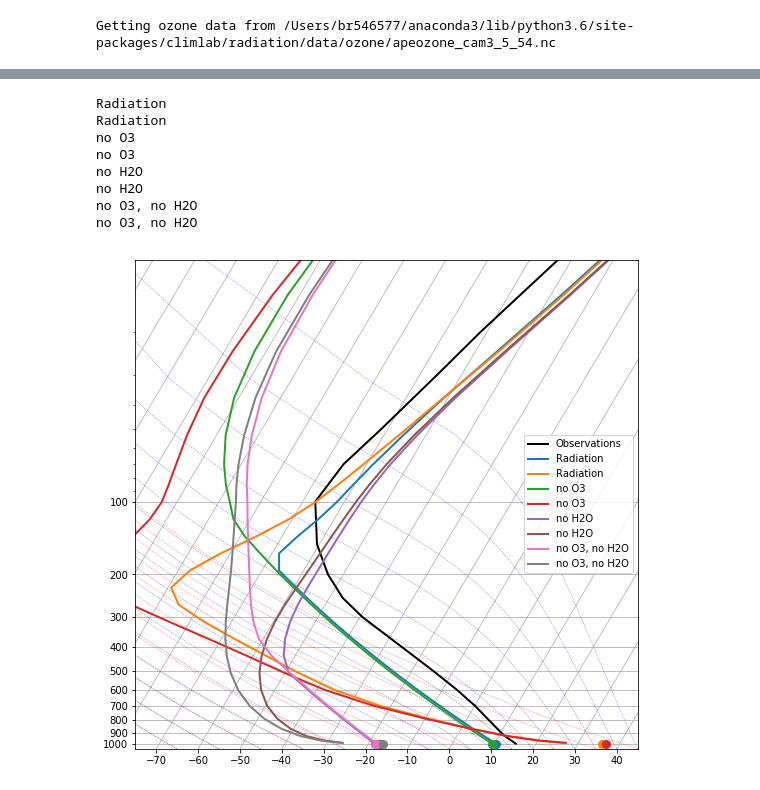
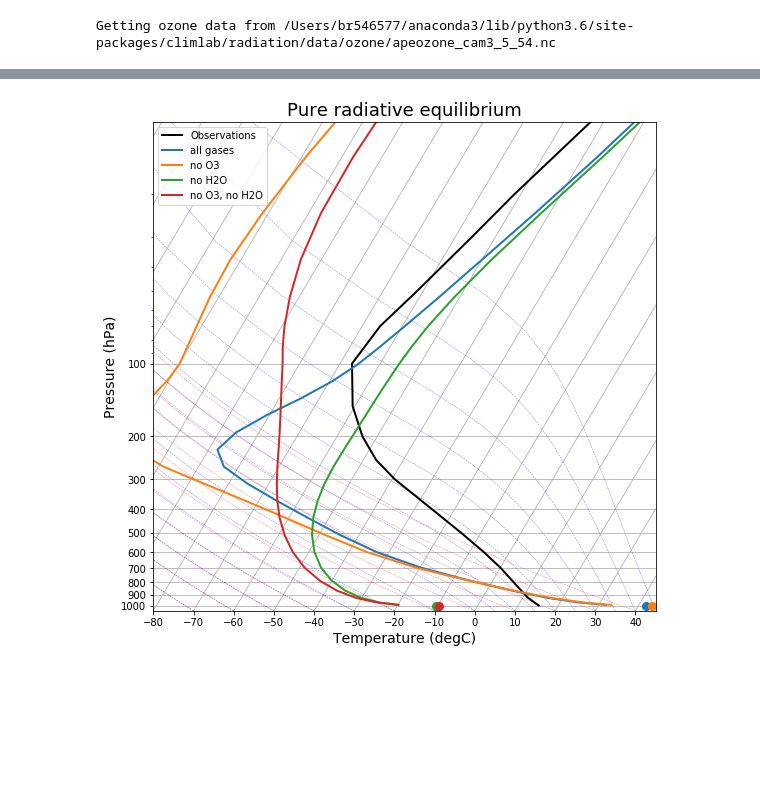
Before and after one commit to brian-rose/env-415, a Jupyter notebook: notes/VerticalProfiles.ipynb, the cells around one changed output, grey strips where cells are left out. Saved outputs shown, nothing was run; the diff lists cells and outputs as text; code cells hidden in the pictures; blank space fills up the shorter version.

Commit message:
Progress on the vertical profile notes

```diff
--- a/notes/VerticalProfiles.ipynb
+++ b/notes/VerticalProfiles.ipynb
@@ -67,3 +82,35 @@ rc_models = [rc, rc_noO3, rc_noH2O, rc_noO3_noH2O]
+# %%
+rc_models = []
+for r in rad_models:
+    newrad = climlab.process_like(r)
+    conv = climlab.convection.ConvectiveAdjustment(name='Convective Adjustment',
+                                               state=newrad.state,
+                                               adj_lapse_rate=6.5,
+                                               timestep=newrad.timestep,)
+    rc = newrad + conv
+    rc.name = newrad.name
+    rc_models.append(rc)
+# %%
+for model in rad_models + rc_models:
+    for n in range(100):
+        model.step_forward()
+    while (np.abs(model.ASR-model.OLR)>0.01):
+        model.step_forward()
+# %%
+def make_skewT():
+    fig = plt.figure(figsize=(9, 9))
+    skew = SkewT(fig, rotation=30)
+    skew.plot(Tglobal.level, Tglobal, color='black', linestyle='-', linewidth=2, label='Observations')
+    skew.ax.set_ylim(1050, 10)
+    skew.ax.set_xlim(-80, 45)
+    # Add the relevant special lines
+    skew.plot_dry_adiabats(linewidth=0.5)
+    skew.plot_moist_adiabats(linewidth=0.5)
+    #skew.plot_mixing_lines()
+    skew.ax.legend()
+    skew.ax.set_xlabel('Temperature (degC)', fontsize=14)
+    skew.ax.set_ylabel('Pressure (hPa)', fontsize=14)
+    return skew
 # %%
 def add_profile(skew, model, linestyle='-', color=None):
     line = skew.plot(model.lev, model.Tatm - climlab.constants.tempCtoK,
@@ -71,4 +118,3 @@ def add_profile(skew, model, linestyle='-', color=None):
     skew.plot(1000, model.Ts - climlab.constants.tempCtoK, 'o',
               markersize=8, color=line.get_color())
     skew.ax.legend()
-    return fig
@@ -100,18 +121,7 @@ skew.ax.legend()
-# %%
-for rcm in rc_models:
-    integrate_and_plot(rcm, kind='rc')
-    rm = rcm.subprocess['Radiation']
-    integrate_and_plot(rm, kind='rad')
-# %% [output]
-Radiation
-Radiation
-no O3
-no O3
-no H2O
-no H2O
-no O3, no H2O
-no O3, no H2O
-# %%
-fig
-# %% [output]
-[figure, removed]
+# %%
+skew = make_skewT()
+for model in rad_models:
+    add_profile(skew, model)
+skew.ax.set_title('Pure radiative equilibrium', fontsize=18);
+# %% [output]
+[figure, added]
```
Also changed, not shown: parts of 13 cells of this notebook.
